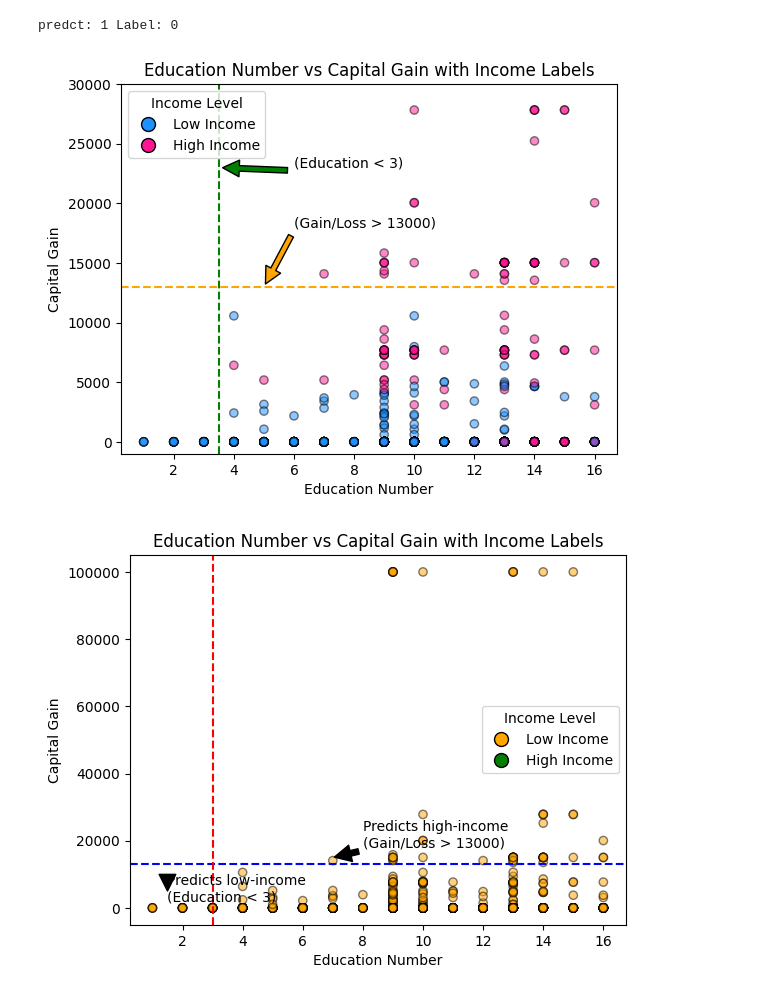
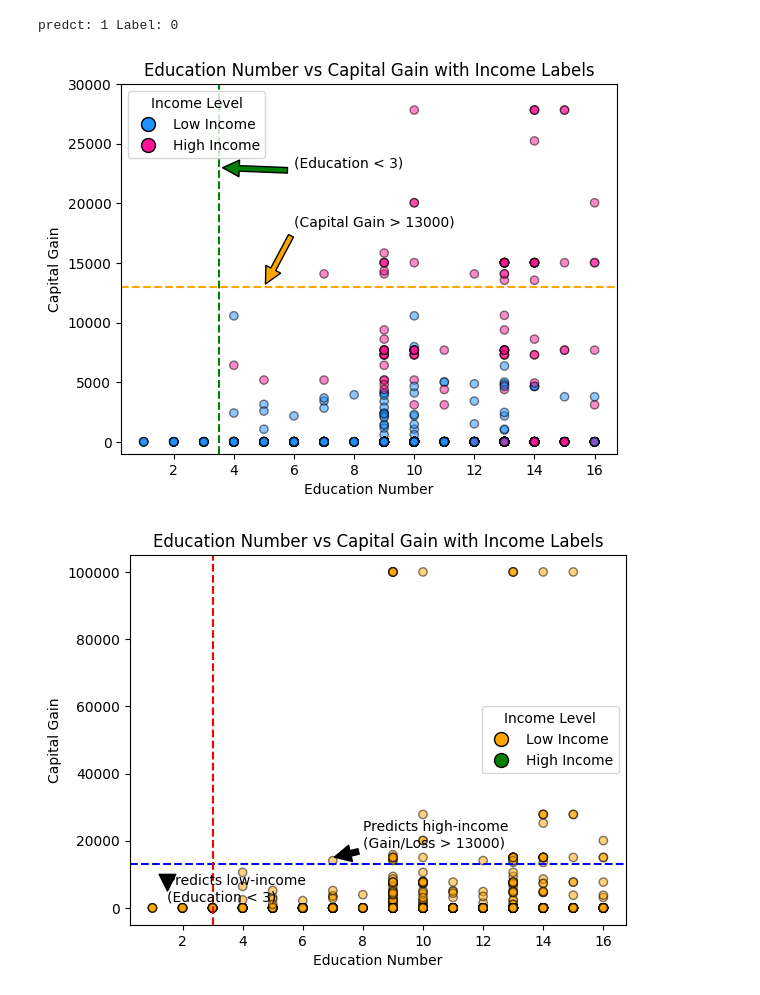
Before and after one commit to Yvonnefanf/ChartCaption, a Jupyter notebook: Data/XAI_outputs/SHAP.ipynb, the cells around one changed output. Drawn from its saved outputs; the diff is of its cells as text; code cells hidden in the pictures.

```diff
--- a/Data/XAI_outputs/SHAP.ipynb
+++ b/Data/XAI_outputs/SHAP.ipynb
@@ -380,36 +380,36 @@ fig, ax = plt.subplots()
 colors = ['deeppink' if income == 1 else 'dodgerblue' for income in y_binary]
 
 # Extract relevant features
 education_num = X['Education-Num']
 capital_gain = X['Capital Gain']
 
 # Scatter plot
 scatter = ax.scatter(education_num, capital_gain, c=colors, alpha=0.5, edgecolor='k')
 
 # Adding labels and title
 ax.set_xlabel('Education Number')
 ax.set_ylabel('Capital Gain')
 ax.set_title('Education Number vs Capital Gain with Income Labels')
 
 # Create a legend
 legend_labels = {0: 'Low Income', 1: 'High Income'}
 handles = [plt.Line2D([0], [0], marker='o', color='w', label=legend_labels[i],
                       markersize=10, markerfacecolor=c, markeredgecolor='k') for i, c in zip(legend_labels.keys(), ['dodgerblue', 'deeppink'])]
 ax.legend(handles=handles, title="Income Level")
 
 # Decision boundaries
-ax.axhline(y=13000, color='orange',linestyle='--', label='Gain/Loss = 13000')
+ax.axhline(y=13000, color='orange',linestyle='--', label='Capital Gain = 13000')
 ax.axvline(x=3.5, color='green', linestyle='--', label='Education number = 3')
 
 # # Adding annotations
 ax.annotate('(Education < 3)', xy=(3.5, 23000), xytext=(6, 23000),
             arrowprops=dict(facecolor='green', shrink=0.05))
-ax.annotate('(Gain/Loss > 13000)', xy=(5, 13000), xytext=(6, 18000),
+ax.annotate('(Capital Gain > 13000)', xy=(5, 13000), xytext=(6, 18000),
             arrowprops=dict(facecolor='orange', shrink=0.05))
 plt.ylim((-1000, 30000))
 plt.show()
 # %% [output]
-[figure, old version]
+[figure, new version]
 # %%
 import shap
 import matplotlib.pyplot as plt
```
Also changed, not shown: 2 other files.
